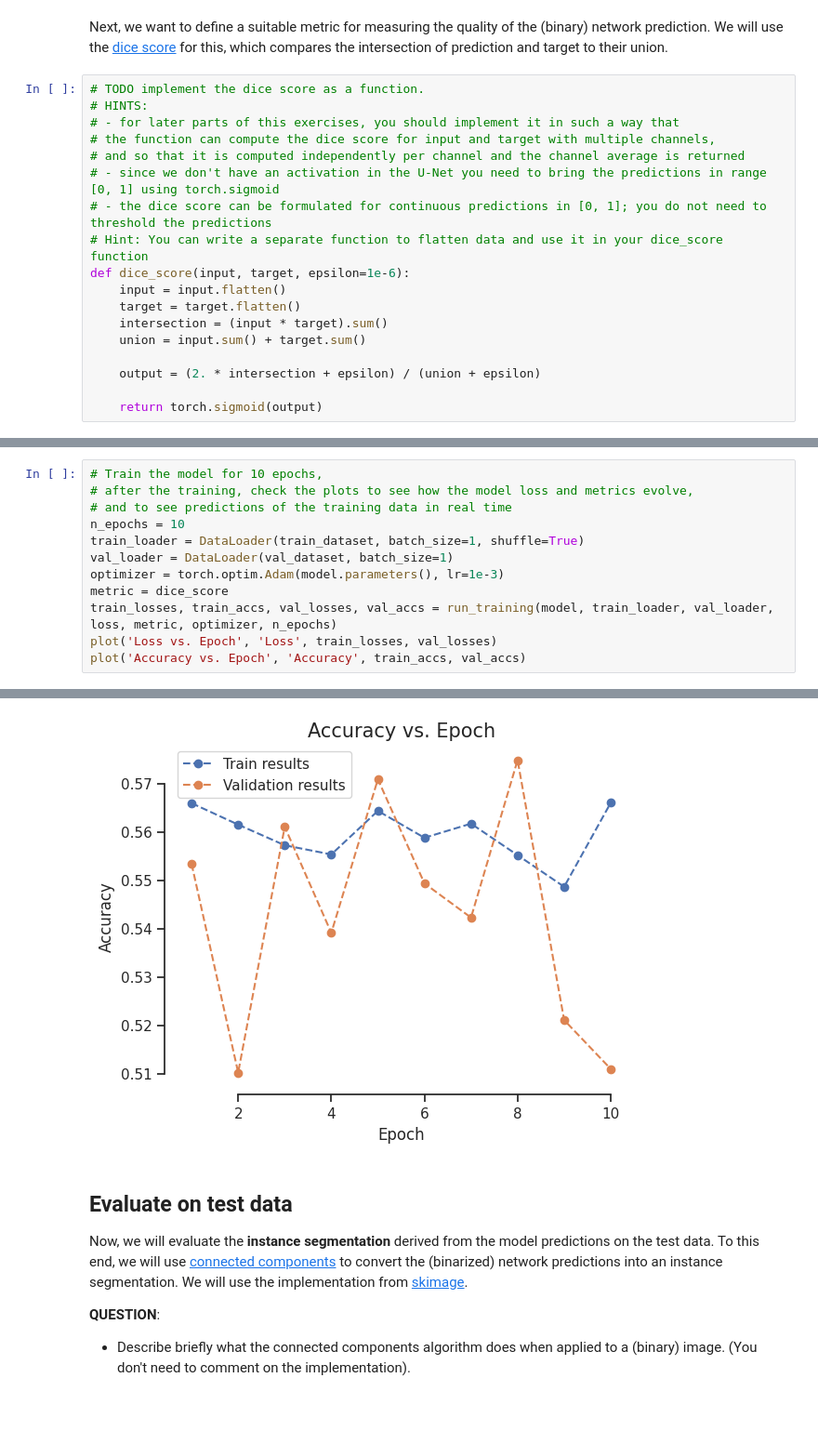
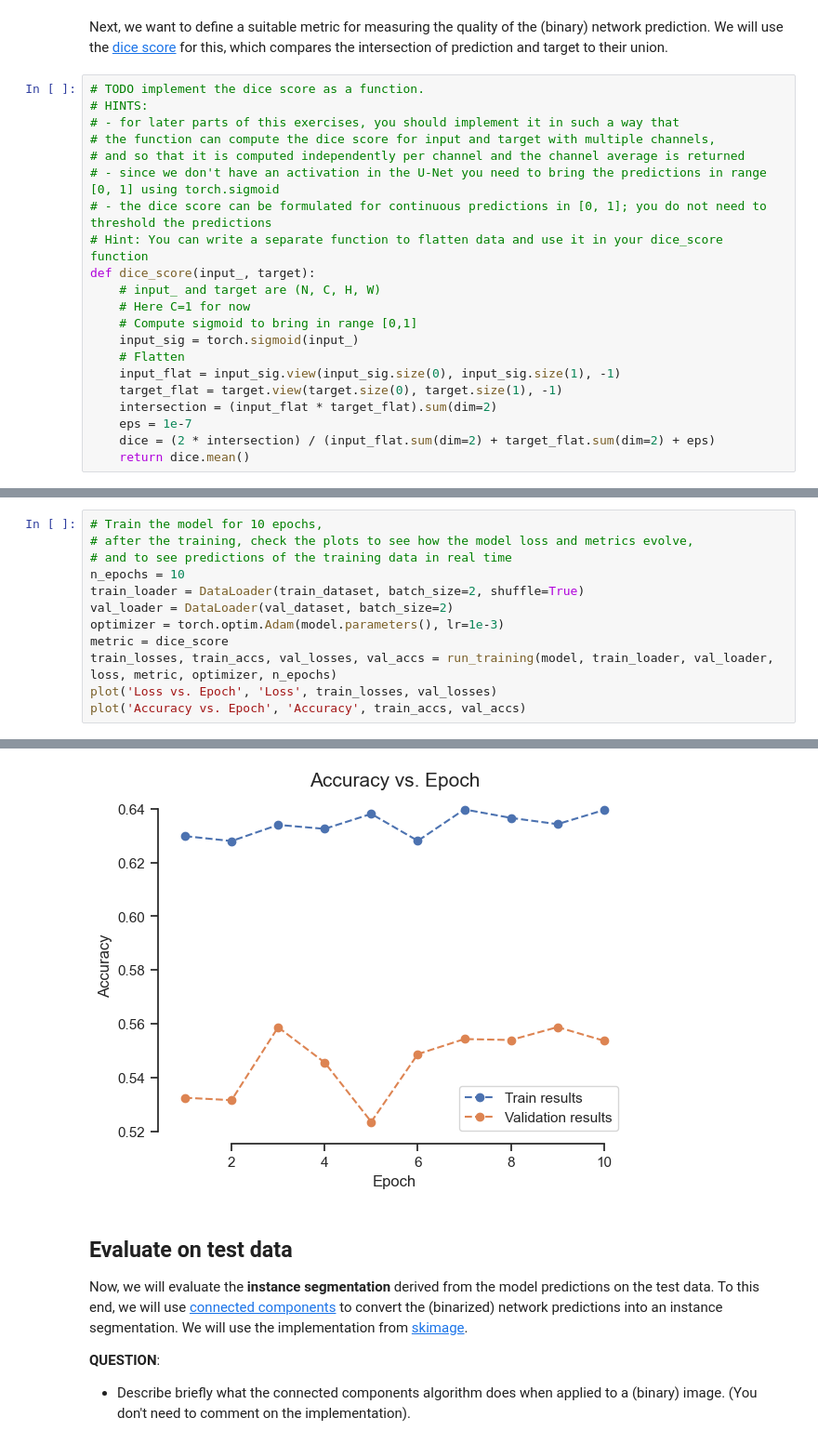
Before and after one commit to mak8427/Deep-Learning-Computer-Vision, a Jupyter notebook: madkour-mattioli-schellscheidt-4 (3).ipynb, the cells around one changed output, grey strips where cells are left out. Shown at 93% size. Cells and saved outputs as stored; diff of their text form; blank space fills up the shorter version.

Commit message:
Changed UNet and Dice_Score

```diff
--- a/madkour-mattioli-schellscheidt-4 (3).ipynb
+++ b/madkour-mattioli-schellscheidt-4 (3).ipynb
@@ -599,14 +606,17 @@ Next, we want to define a suitable metric for measuring the quality of the (bina
 # - since we don't have an activation in the U-Net you need to bring the predictions in range [0, 1] using torch.sigmoid
 # - the dice score can be formulated for continuous predictions in [0, 1]; you do not need to threshold the predictions
 # Hint: You can write a separate function to flatten data and use it in your dice_score function
-def dice_score(input, target, epsilon=1e-6):
-    input = input.flatten()
-    target = target.flatten()
-    intersection = (input * target).sum()
-    union = input.sum() + target.sum()
-
-    output = (2. * intersection + epsilon) / (union + epsilon)
-
-    return torch.sigmoid(output)
+def dice_score(input_, target):
+    # input_ and target are (N, C, H, W)
+    # Here C=1 for now
+    # Compute sigmoid to bring in range [0,1]
+    input_sig = torch.sigmoid(input_)
+    # Flatten
+    input_flat = input_sig.view(input_sig.size(0), input_sig.size(1), -1)
+    target_flat = target.view(target.size(0), target.size(1), -1)
+    intersection = (input_flat * target_flat).sum(dim=2)
+    eps = 1e-7
+    dice = (2 * intersection) / (input_flat.sum(dim=2) + target_flat.sum(dim=2) + eps)
+    return dice.mean()
 # %%
 # TODO Check your dice implementation for an example model prediction and the corresponding target
@@ -618,8 +630,8 @@ tensor(0.6010)
 # after the training, check the plots to see how the model loss and metrics evolve,
 # and to see predictions of the training data in real time
 n_epochs = 10
-train_loader = DataLoader(train_dataset, batch_size=1, shuffle=True)
-val_loader = DataLoader(val_dataset, batch_size=1)
+train_loader = DataLoader(train_dataset, batch_size=2, shuffle=True)
+val_loader = DataLoader(val_dataset, batch_size=2)
 optimizer = torch.optim.Adam(model.parameters(), lr=1e-3)
 metric = dice_score
 train_losses, train_accs, val_losses, val_accs = run_training(model, train_loader, val_loader, loss, metric, optimizer, n_epochs)
@@ -630,4 +642,4 @@ plot('Accuracy vs. Epoch', 'Accuracy', train_accs, val_accs)
-[figure, old version]
+[figure, new version]
 # %% [markdown]
 ## Evaluate on test data
 
```
Also changed, not shown: parts of 7 cells of this notebook.
